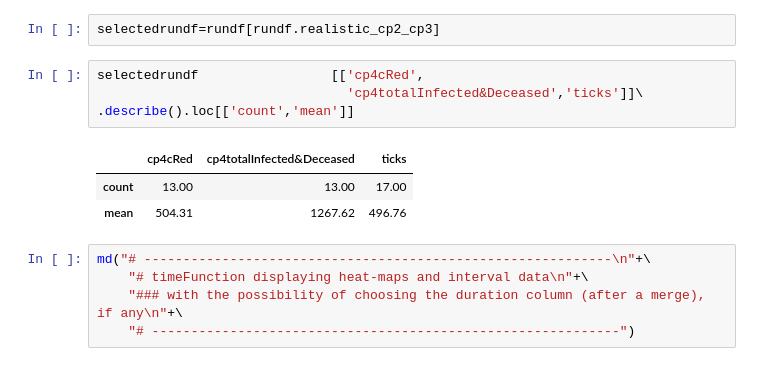
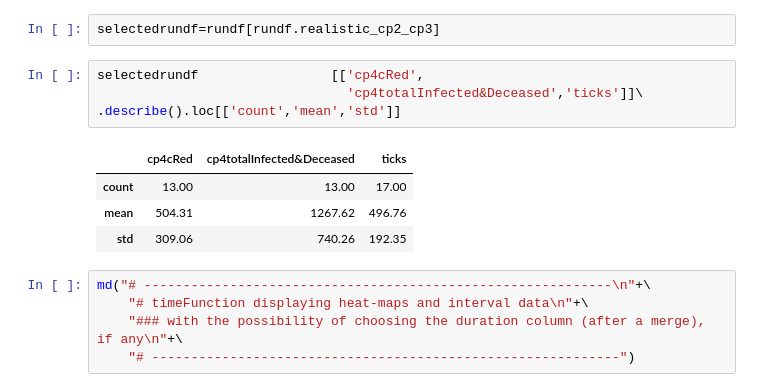
Before and after one commit to terna/readSIsaR_BatchResults, a Jupyter notebook: selectResults1kStableSeedsCPoints_basicControlB_schoolOpenSeptChangingWorld_plusHMlog.ipynb, the cells around one changed output. Drawn from its saved outputs; the diff is of its cells as text.

```diff
--- a/selectResults1kStableSeedsCPoints_basicControlB_schoolOpenSeptChangingWorld_plusHMlog.ipynb
+++ b/selectResults1kStableSeedsCPoints_basicControlB_schoolOpenSeptChangingWorld_plusHMlog.ipynb
@@ -235,11 +235,12 @@ selectedrundf=rundf[rundf.realistic_cp2_cp3]
 # %%
 selectedrundf                 [['cp4cRed',
                                 'cp4totalInfected&Deceased','ticks']]\
-.describe().loc[['count','mean']]
+.describe().loc[['count','mean','std']]
 # %% [output]
 |  | cp4cRed | cp4totalInfected&Deceased | ticks |
 | count | 13.00 | 13.00 | 17.00 |
 | mean | 504.31 | 1267.62 | 496.76 |
+| std | 309.06 | 740.26 | 192.35 |
 # %%
 md("# ------------------------------------------------------------\n"+\
     "# timeFunction displaying heat-maps and interval data\n"+\
```
Also changed, not shown: 3 other files.
